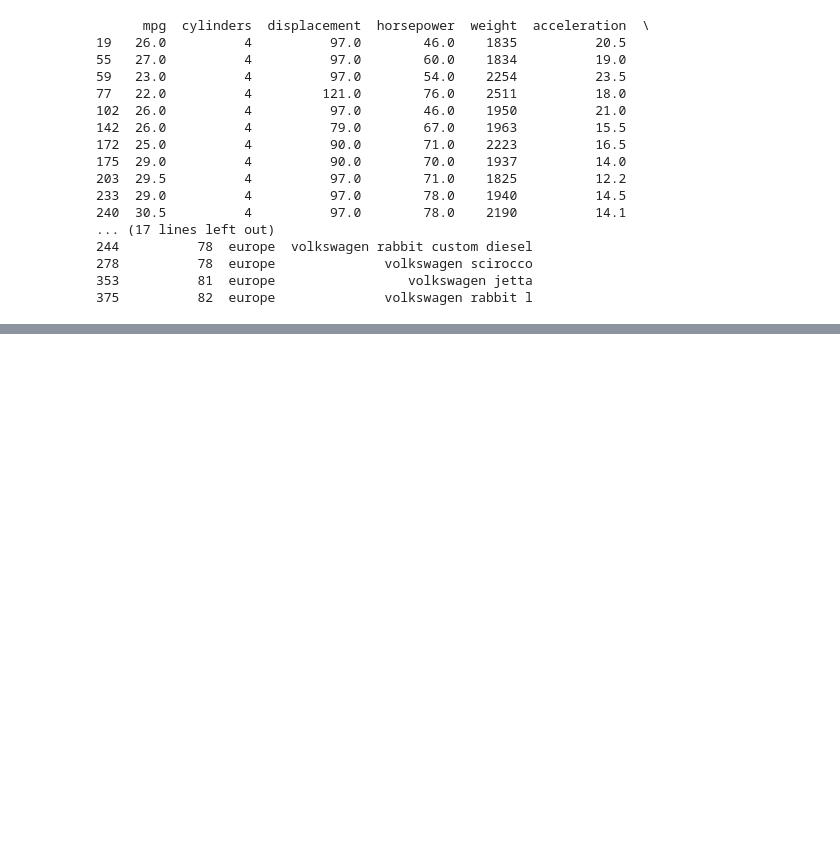
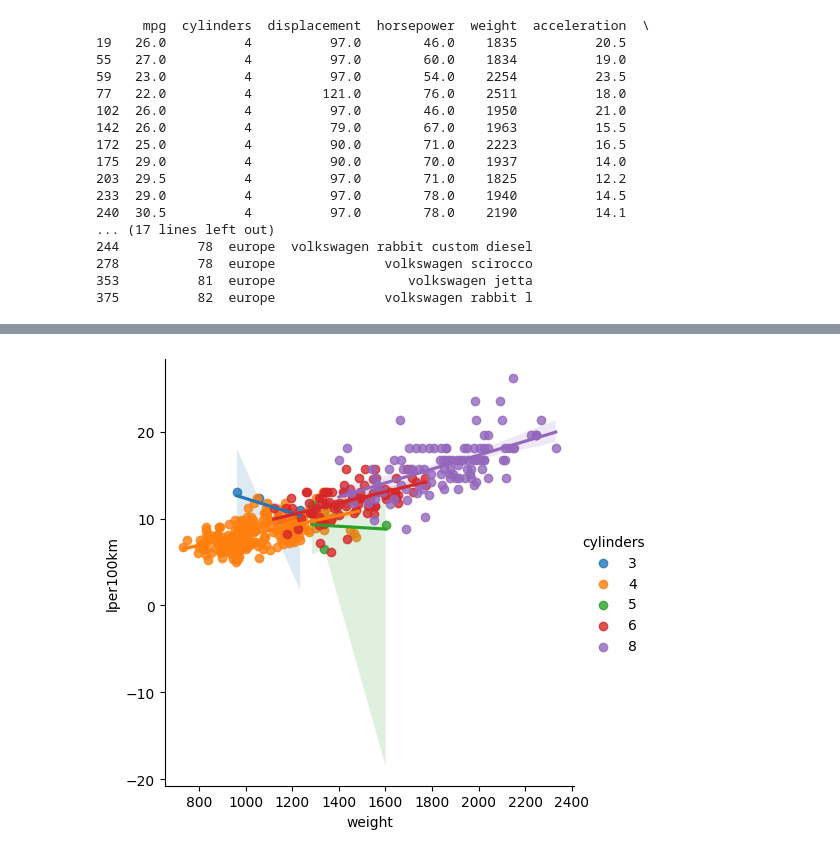
Before and after one commit to Rufshod/Statistical_Analysis_Alexander_Andersson, a Jupyter notebook: Lab/Lab_test.ipynb, the cells around one changed output, grey strips where cells are left out. Drawn from its saved outputs; the diff is of its cells as text; code cells hidden in the pictures; blank space fills up the shorter version.

```diff
--- a/Lab/Lab_test.ipynb
+++ b/Lab/Lab_test.ipynb
@@ -171,0 +194,6 @@ plt.show()
+# %%
+fig = sns.lmplot(data = cars, x="weight", y="lper100km", hue="cylinders")
+#fig.set_ylabel("lper100km", fontsize=15)
+#fig.set_xlabel("weight", fontsize=15)
+# %% [output]
+[figure, added]
```
Also changed, not shown: parts of 23 cells of this notebook, 5 other files.
